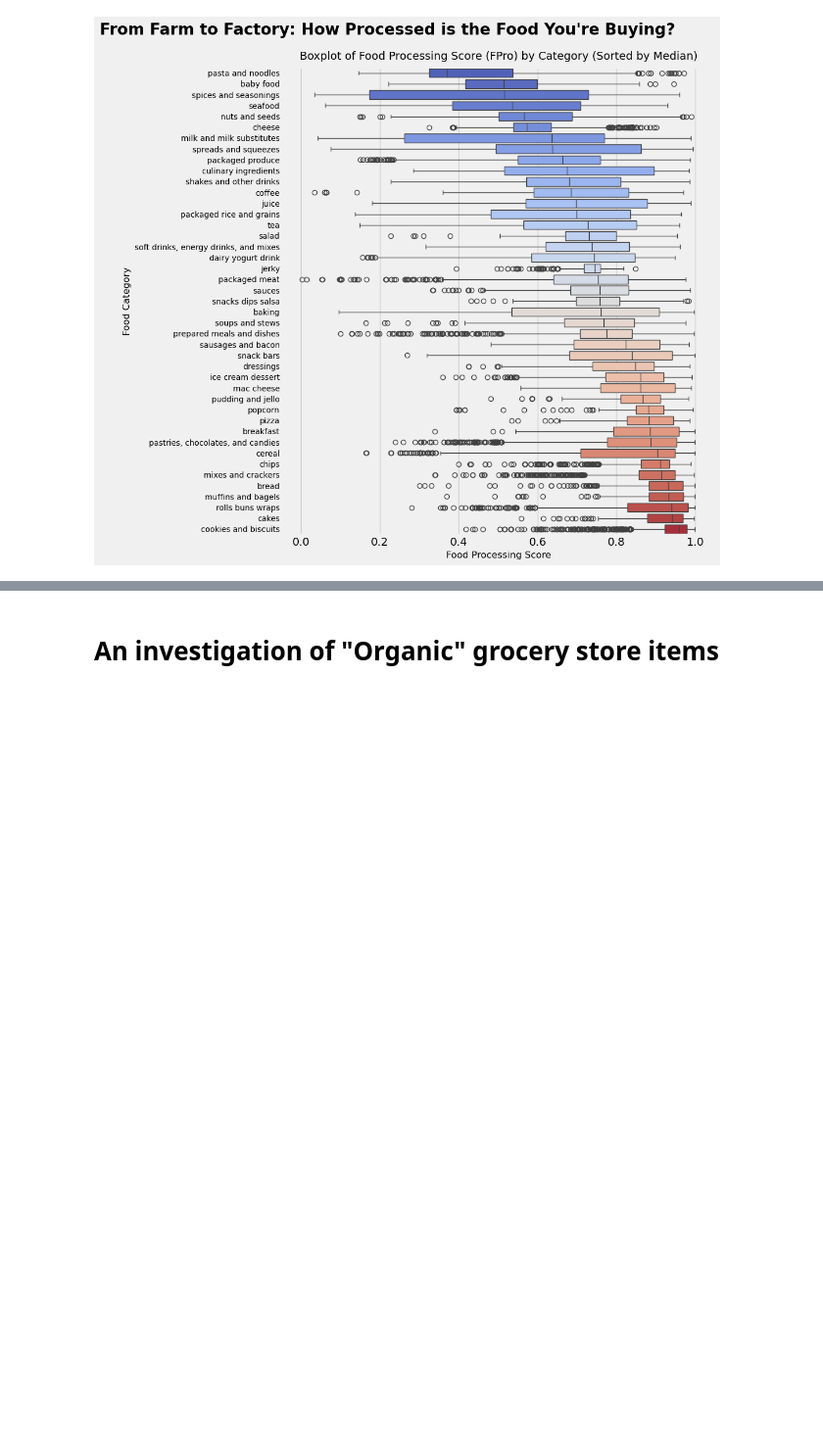
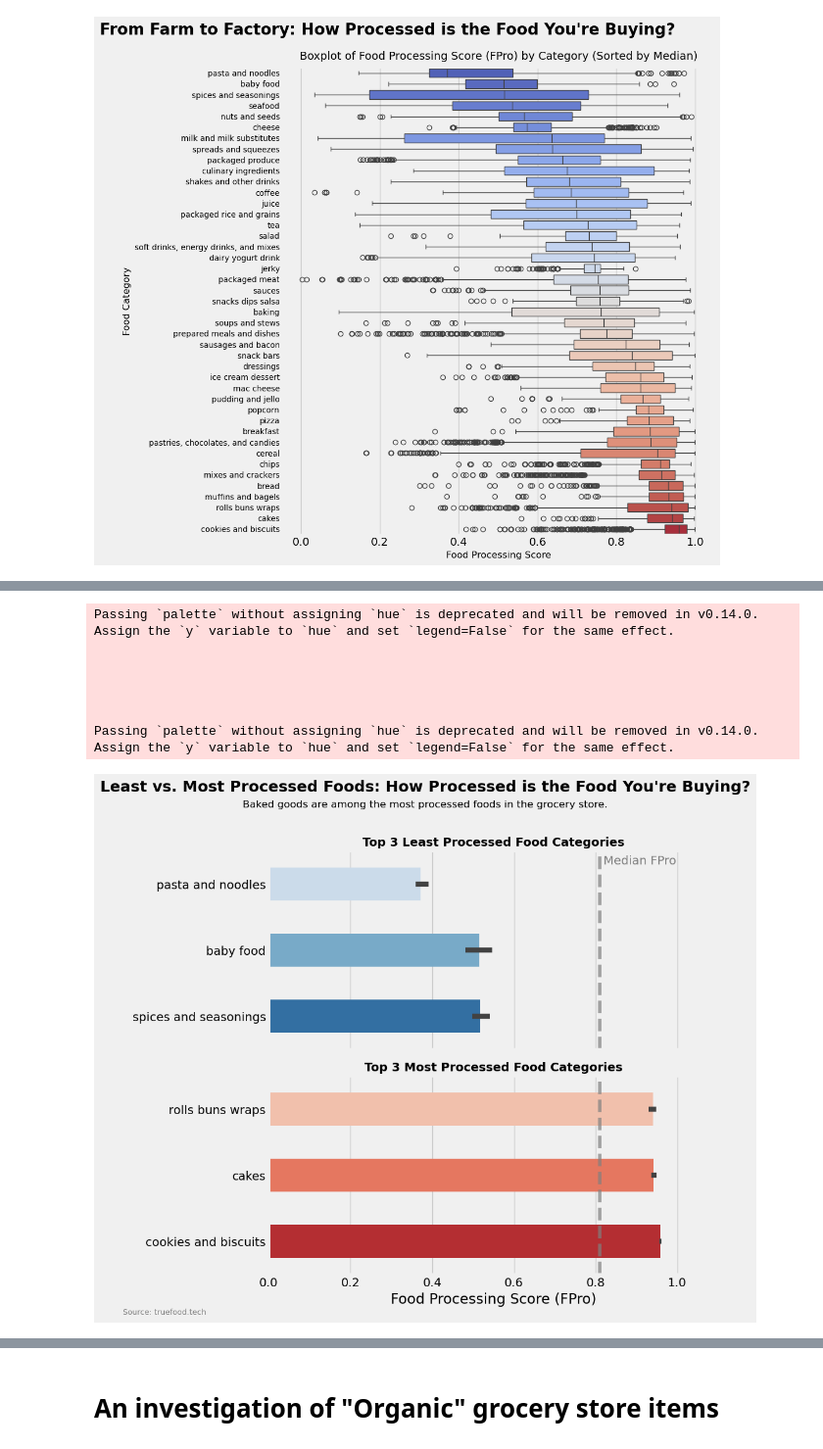
Before and after one commit to vdanielb/groceryDB-visualizations, a Jupyter notebook: vis.ipynb, the cells around one changed output, grey strips where cells are left out. Shown at 98% size. Drawn from its saved outputs; the diff is of its cells as text; code cells hidden in the pictures; blank space fills up the shorter version.

```diff
--- a/vis.ipynb
+++ b/vis.ipynb
@@ -199,0 +273,59 @@ Passing `palette` without assigning `hue` is deprecated and will be removed in v
+# %%
+least_processed = category_order[:3]
+most_processed = category_order[-3:]
+median_fpro=grocery2['FPro'].median()
+
+# Style stuff
+flier_props = dict(marker='x', markersize=4, markerfacecolor='black', alpha=0.5)
+plt.style.use("fivethirtyeight")
+
+# Create subplots
+fig, axes = plt.subplots(nrows=2, ncols=1, figsize=(10, 9), sharex=True)
+
+# Top: Least processed
+sns.barplot(data=grocery2[grocery2['category'].isin(least_processed)],
+            x='FPro', y='category', order=least_processed,
+            palette='Blues', ax=axes[0],
+            width=0.5,
+            estimator=np.median)
+axes[0].set_title("Top 3 Least Processed Food Categories", fontsize=14, fontweight='bold')
+axes[0].set_xlabel("")
+axes[0].set_ylabel("")
+axes[0].set_xlim(0, 1.1)
+
+# Bottom: Most processed
+sns.barplot(data=grocery2[grocery2['category'].isin(most_processed)],
+            x='FPro', y='category', order=most_processed,
+            palette='Reds', ax=axes[1],
+            width=0.5,
+            estimator=np.median)
+axes[1].set_title("Top 3 Most Processed Food Categories", fontsize=14, fontweight='bold')
+axes[1].set_xlabel("Food Processing Score (FPro)")
+axes[1].set_ylabel("")
+axes[1].set_xlim(0, 1.1)
+
+# Title and subtitle
+fig.suptitle("Least vs. Most Processed Foods: How Processed is the Food You're Buying?",
+             fontsize=18, fontweight='bold', y=0.98)
+fig.text(0.5, 0.93, "Baked goods are among the most processed foods in the grocery store.",
+         ha='center', fontsize=12)
+
+# Add median FPro line with label
+axes[0].axvline(median_fpro, linestyle='--', color='gray', alpha=0.7, label='Median FPro')
+axes[1].axvline(median_fpro, linestyle='--', color='gray', alpha=0.7, label='Median FPro')
+
+axes[0].text(median_fpro+0.01, -0.3, 'Median FPro', color='gray')
+
+plt.tight_layout(rect=[0, 0, 1, 0.95])
+fig.text(0.005, 0.005, 'Source: truefood.tech', ha='left', va='bottom', fontsize=9, color='gray')
+
+plt.show()
+# %% [output]
+Passing `palette` without assigning `hue` is deprecated and will be removed in v0.14.0. Assign the `y` variable to `hue` and set `legend=False` for the same effect.
+
+
+
+
+
+Passing `palette` without assigning `hue` is deprecated and will be removed in v0.14.0. Assign the `y` variable to `hue` and set `legend=False` for the same effect.
+[figure, added]
```
Also changed, not shown: parts of 4 cells of this notebook, 4 other files.
